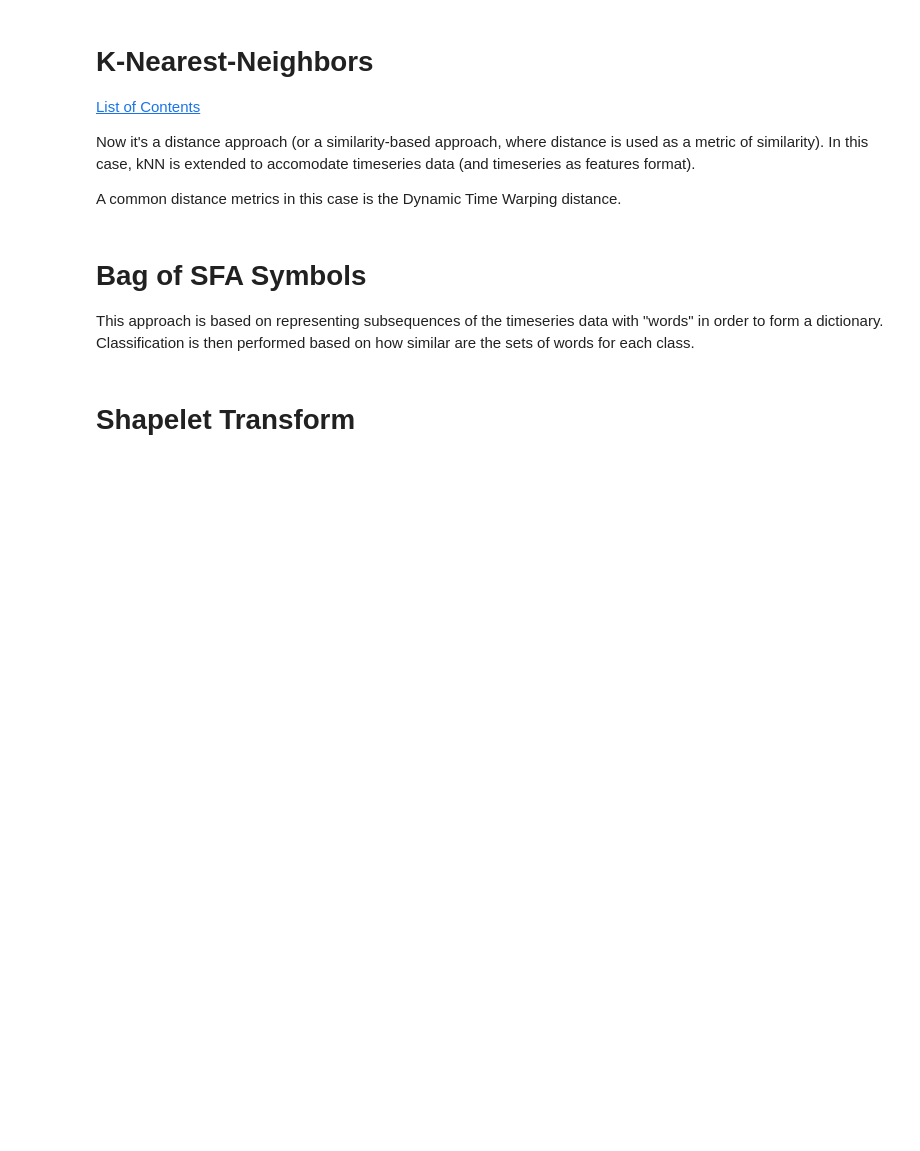
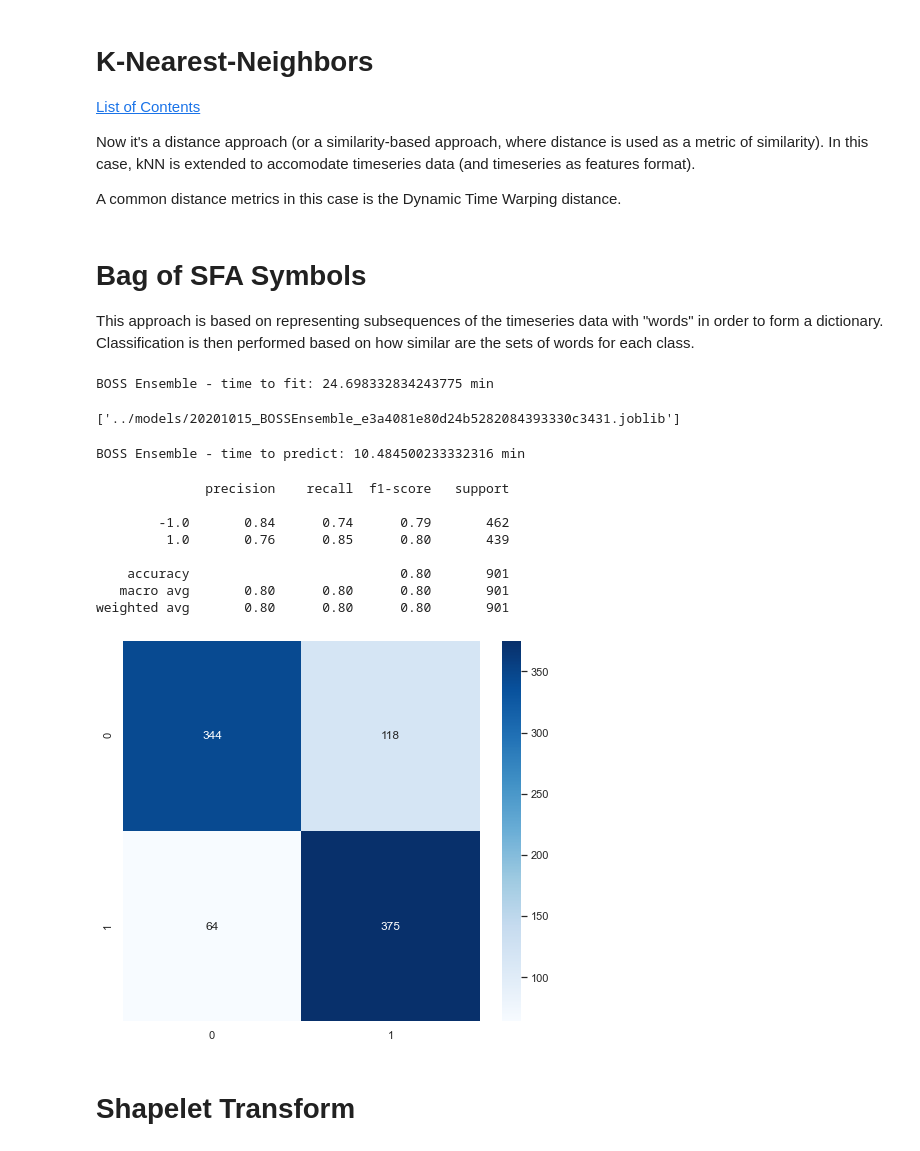
Before and after one commit to seoruosa/ml-study-group, a Jupyter notebook: notebooks/2020-08-29-aac-forda-ts-classification-approaches.ipynb, the cells around one changed output. Cells and saved outputs as stored; diff of their text form; code cells hidden in the pictures; blank space fills up the shorter version.

Commit message:
Adicao de temporaizaores de alguns modelos

```diff
--- a/notebooks/2020-08-29-aac-forda-ts-classification-approaches.ipynb
+++ b/notebooks/2020-08-29-aac-forda-ts-classification-approaches.ipynb
@@ -394,8 +376,3 @@ assert (X.index == y.index).all()
-# %%
-train_X, test_X, train_y, test_y = (
-    train_test_split(X, y, stratify=y,
-                     shuffle=True, random_state=SEED)
-)
 # %% [markdown]
 ## Time Series Forest
 
@@ -705,5 +731,3 @@ from sktime.classification.dictionary_based import BOSSEnsemble
 # %%
 boss_clf = BOSSEnsemble(randomised_ensemble=True, n_parameter_samples=50,
                         max_ensemble_size=50, time_limit=20, random_state=SEED)
-# %%
-boss_clf.fit(train_X_detab, train_y_detab)
@@ -712,13 +734,42 @@ boss_clf.__dict__
+# %%
+start_boss_fit = time.time()
+boss_clf.fit(train_X, train_y)
+end_boss_fit = time.time()
+# %%
+print(f'BOSS Ensemble - time to fit: {(end_boss_fit - start_boss_fit)/60} min')
+# %% [output]
+BOSS Ensemble - time to fit: 24.698332834243775 min
+# %%
+model_name = modelname(boss_clf)
+joblib.dump(st, os.path.join('../models', f"{model_name}.joblib"))
+# %% [output]
+['../models/20201015_BOSSEnsemble_e3a4081e80d24b5282084393330c3431.joblib']
+# %%
+start_boss_predict = time.time()
+pred_y_boss_clf = boss_clf.predict(test_X)
+end_boss_predict = time.time()
+# %%
+print(f'BOSS Ensemble - time to predict: {(end_boss_predict - start_boss_predict)/60} min')
+# %% [output]
+BOSS Ensemble - time to predict: 10.484500233332316 min
 # %%
-pred_y_boss_clf = boss_clf.predict(test_X_detab)
-
 # print classification report
-print(classification_report(test_y_detab.values, pred_y_boss_clf))
+print(classification_report(test_y.values, pred_y_boss_clf))
 # display colored confusion matrix
 f = plt.figure(figsize=(8,7))
-sns.heatmap(confusion_matrix(test_y_detab.values, pred_y_boss_clf),
+sns.heatmap(confusion_matrix(test_y.values, pred_y_boss_clf),
             annot=True, cmap='Blues', fmt='.0f',)
 plt.show()
+# %% [output]
+              precision    recall  f1-score   support
+
+        -1.0       0.84      0.74      0.79       462
+         1.0       0.76      0.85      0.80       439
+
+    accuracy                           0.80       901
+   macro avg       0.80      0.80      0.80       901
+weighted avg       0.80      0.80      0.80       901
+[figure, added]
 # %% [markdown]
 # Shapelet Transform
 # %%
```
Also changed, not shown: parts of 34 cells of this notebook, 1 other file.
